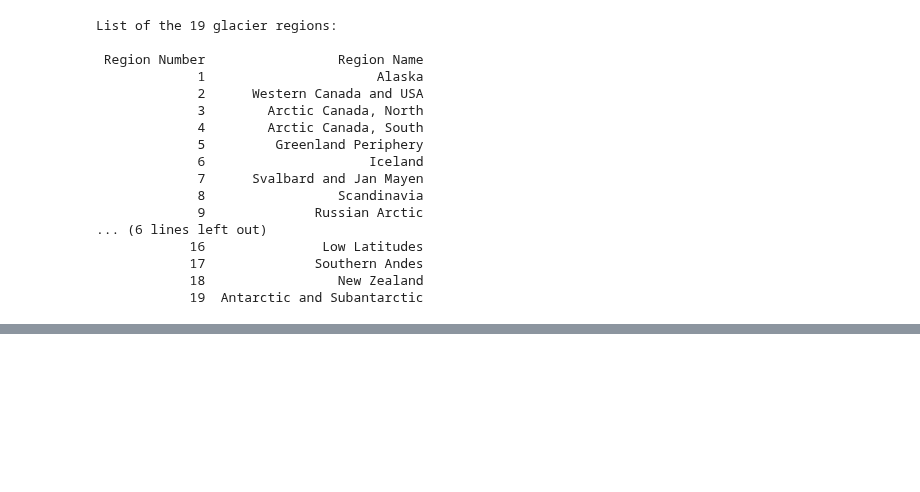
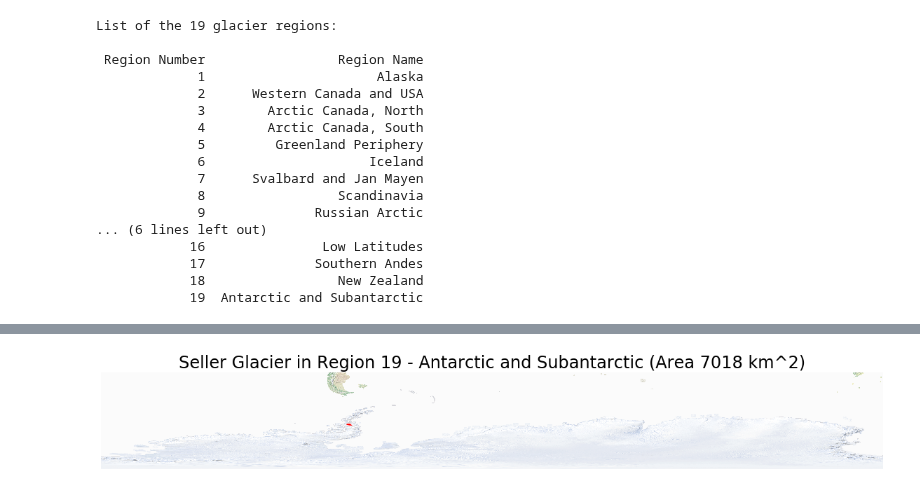
Before and after one commit to windnage/wgms-glacier-project, a Jupyter notebook: presentations/largest-glaciers-blog-post.ipynb, the cells around one changed output, grey strips where cells are left out. Saved outputs shown, nothing was run; the diff lists cells and outputs as text; code cells hidden in the pictures; blank space fills up the shorter version.

```diff
--- a/presentations/largest-glaciers-blog-post.ipynb
+++ b/presentations/largest-glaciers-blog-post.ipynb
@@ -147,0 +160,19 @@ Note: This analysis is still preliminary and needs to be validated.
+# %%
+# Set up plot space
+fig, ax = plt.subplots(figsize=(20, 20))
+minx, miny, maxx, maxy = glacier_regions.loc[18:18].total_bounds
+ax.set_xlim(minx, maxx)
+ax.set_ylim(miny, maxy)
+
+# Plot natural earth basemap for Region 1
+es.plot_rgb(ne_raster,
+            rgb=[0, 1, 2],
+            extent=ne_src_extent,
+            ax=ax)
+
+# Plot 3rd largest and the title and legend
+r19_largest.plot(ax=ax, color="red")
+ax.set_title('Seller Glacier in Region 19 - Antarctic and Subantarctic (Area 7018 km^2)', fontsize=24)
+ax.set_axis_off()
+# %% [output]
+[figure, added]
```
Also changed, not shown: parts of 15 cells of this notebook, 1 other file.
